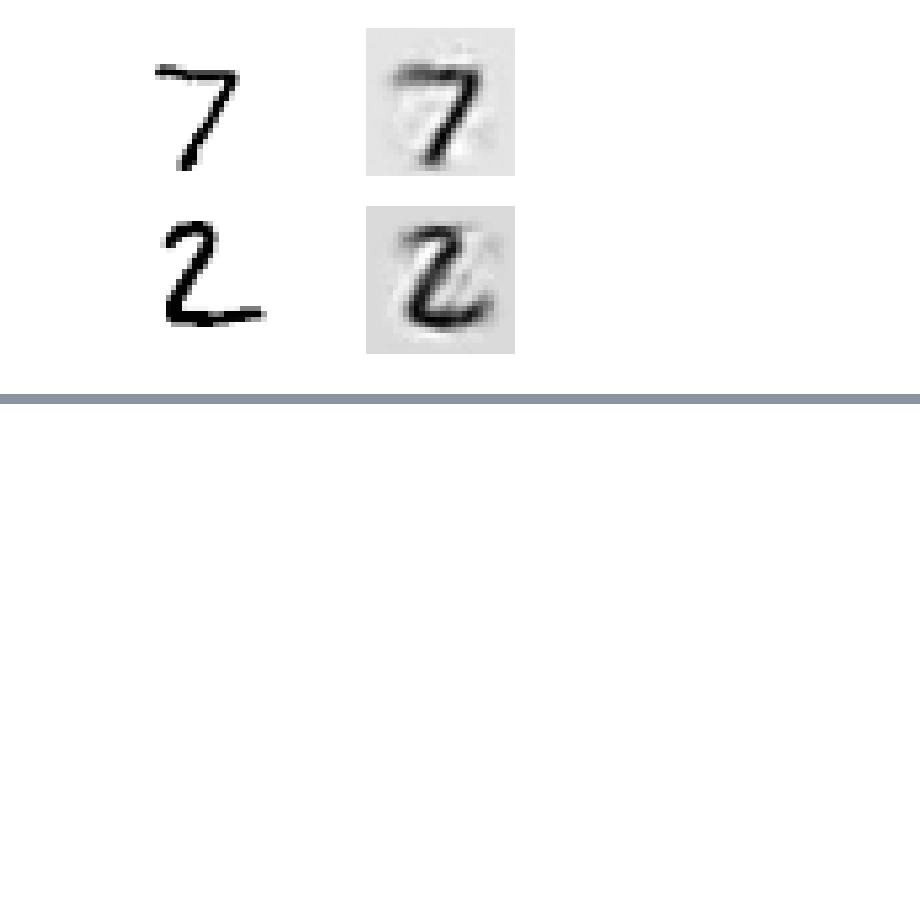
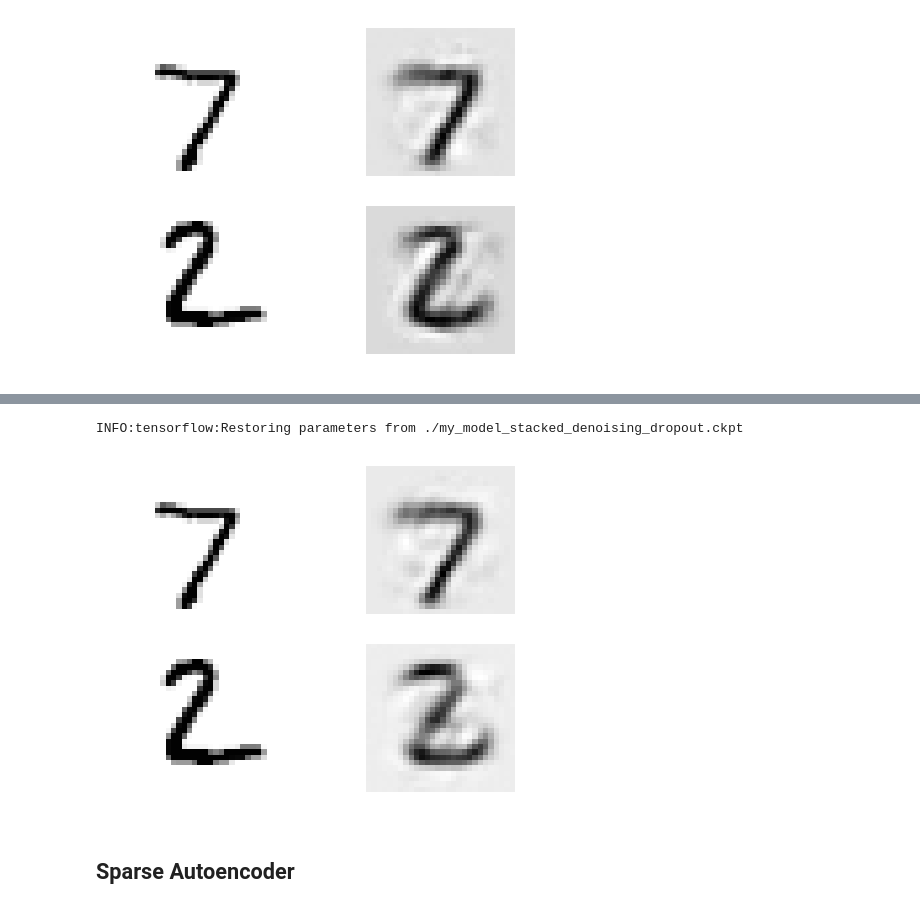
Before and after one commit to silentvoice/ml-in-tensorflow, a Jupyter notebook: Autoencoders.ipynb, the cells around one changed output, grey strips where cells are left out. Drawn from its saved outputs; the diff is of its cells as text; code cells hidden in the pictures; blank space fills up the shorter version.

```diff
--- a/Autoencoders.ipynb
+++ b/Autoencoders.ipynb
@@ -248,0 +422,19 @@ for digit_index in range(n_test_digits):
+# %%
+init = tf.global_variables_initializer()
+saver = tf.train.Saver()
+# %%
+n_epochs = 10
+batch_size = 150
+# %%
+with tf.Session() as sess:
+    init.run()
+    for epoch in range(n_epochs):
+        n_batches = mnist.train.num_examples // batch_size
+        for iteration in range(n_batches):
+            print("\r{}%".format(100 * iteration // n_batches), end="")
+            sys.stdout.flush()
+            X_batch, y_batch = mnist.train.next_batch(batch_size)
+            sess.run(training_op, feed_dict={X: X_batch, training: True})
+        loss_train = reconstruction_loss.eval(feed_dict={X: X_batch})
+        print("\r{}".format(epoch), "Train MSE:", loss_train)
+        saver.save(sess, "./my_model_stacked_denoising_dropout.ckpt")
@@ -248,0 +452,21 @@ for digit_index in range(n_test_digits):
+# %%
+def show_reconstructed_digits(X, outputs, model_path = None, n_test_digits = 2):
+    with tf.Session() as sess:
+        if model_path:
+            saver.restore(sess, model_path)
+        X_test = mnist.test.images[:n_test_digits]
+        outputs_val = outputs.eval(feed_dict={X: X_test})
+
+    fig = plt.figure(figsize=(8, 3 * n_test_digits))
+    for digit_index in range(n_test_digits):
+        plt.subplot(n_test_digits, 2, digit_index * 2 + 1)
+        plot_image(X_test[digit_index])
+        plt.subplot(n_test_digits, 2, digit_index * 2 + 2)
+        plot_image(outputs_val[digit_index])
+# %%
+show_reconstructed_digits(X, outputs, "./my_model_stacked_denoising_dropout.ckpt")
+# %% [output]
+INFO:tensorflow:Restoring parameters from ./my_model_stacked_denoising_dropout.ckpt
+[figure, added]
+# %% [markdown]
+## Sparse Autoencoder
```
Also changed, not shown: parts of 82 cells of this notebook.
